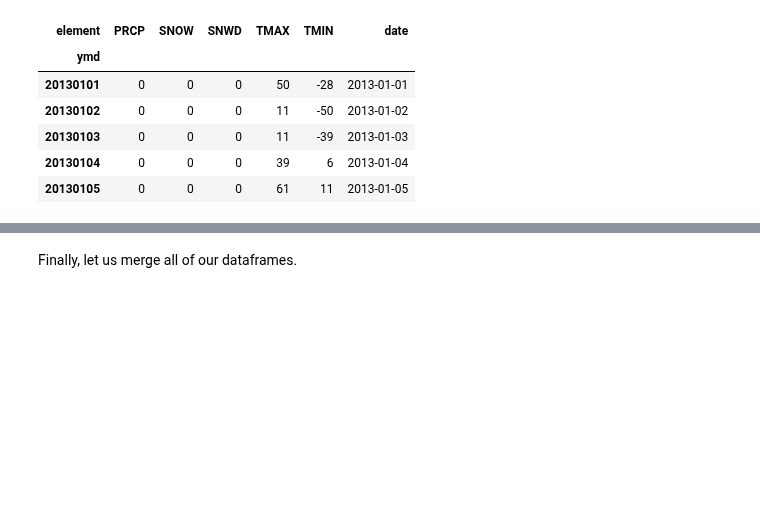
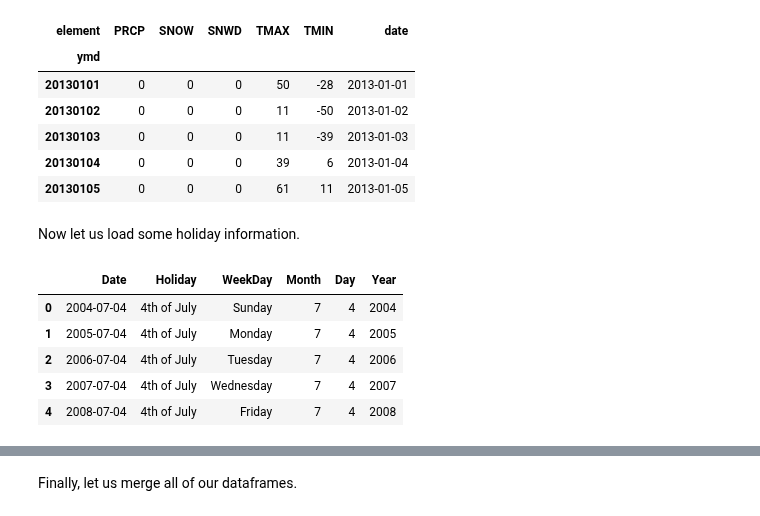
Before and after one commit to jmfb/CS5610, a Jupyter notebook: m5p5/M5 Project 5.1 - Cleaning.ipynb, the cells around one changed output, grey strips where cells are left out. Cells and saved outputs as stored; diff of their text form; code cells hidden in the pictures; blank space fills up the shorter version.

Commit message:
Adding holiday data source.

```diff
--- a/m5p5/M5 Project 5.1 - Cleaning.ipynb
+++ b/m5p5/M5 Project 5.1 - Cleaning.ipynb
@@ -156,3 +156,15 @@ cdf.head()
 | 20130103 | 0 | 0 | 0 | 11 | -39 | 2013-01-03 |
 | 20130104 | 0 | 0 | 0 | 39 | 6 | 2013-01-04 |
 | 20130105 | 0 | 0 | 0 | 61 | 11 | 2013-01-05 |
+# %% [markdown]
+Now let us load some holiday information.
+# %%
+holiday_df = pd.read_csv('./US Holiday Dates (2004-2021).csv')
+holiday_df.head()
+# %% [output]
+|  | Date | Holiday | WeekDay | Month | Day | Year |
+| 0 | 2004-07-04 | 4th of July | Sunday | 7 | 4 | 2004 |
+| 1 | 2005-07-04 | 4th of July | Monday | 7 | 4 | 2005 |
+| 2 | 2006-07-04 | 4th of July | Tuesday | 7 | 4 | 2006 |
+| 3 | 2007-07-04 | 4th of July | Wednesday | 7 | 4 | 2007 |
+| 4 | 2008-07-04 | 4th of July | Friday | 7 | 4 | 2008 |
```
Also changed, not shown: parts of 5 cells of this notebook, 2 other files.
